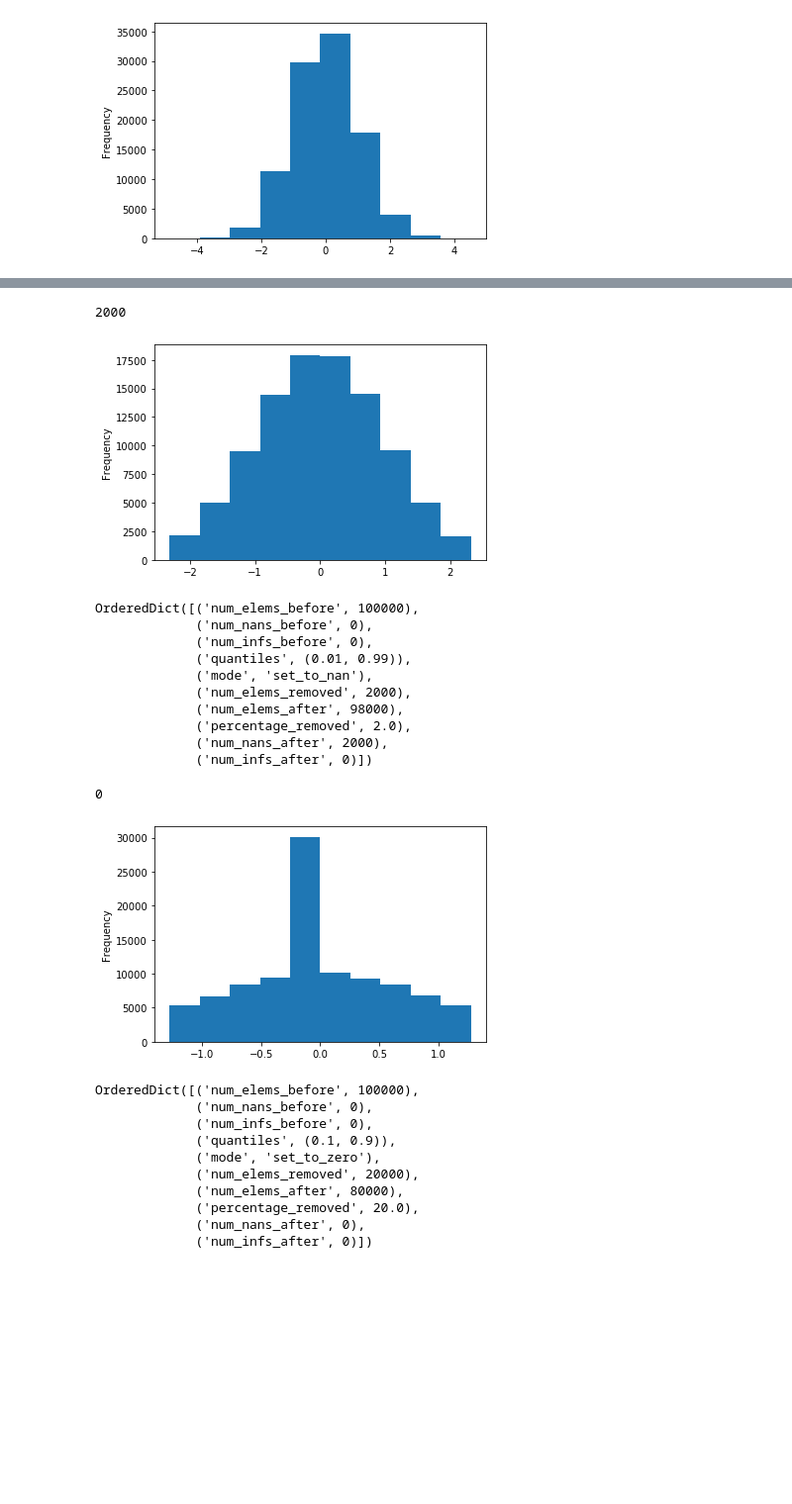
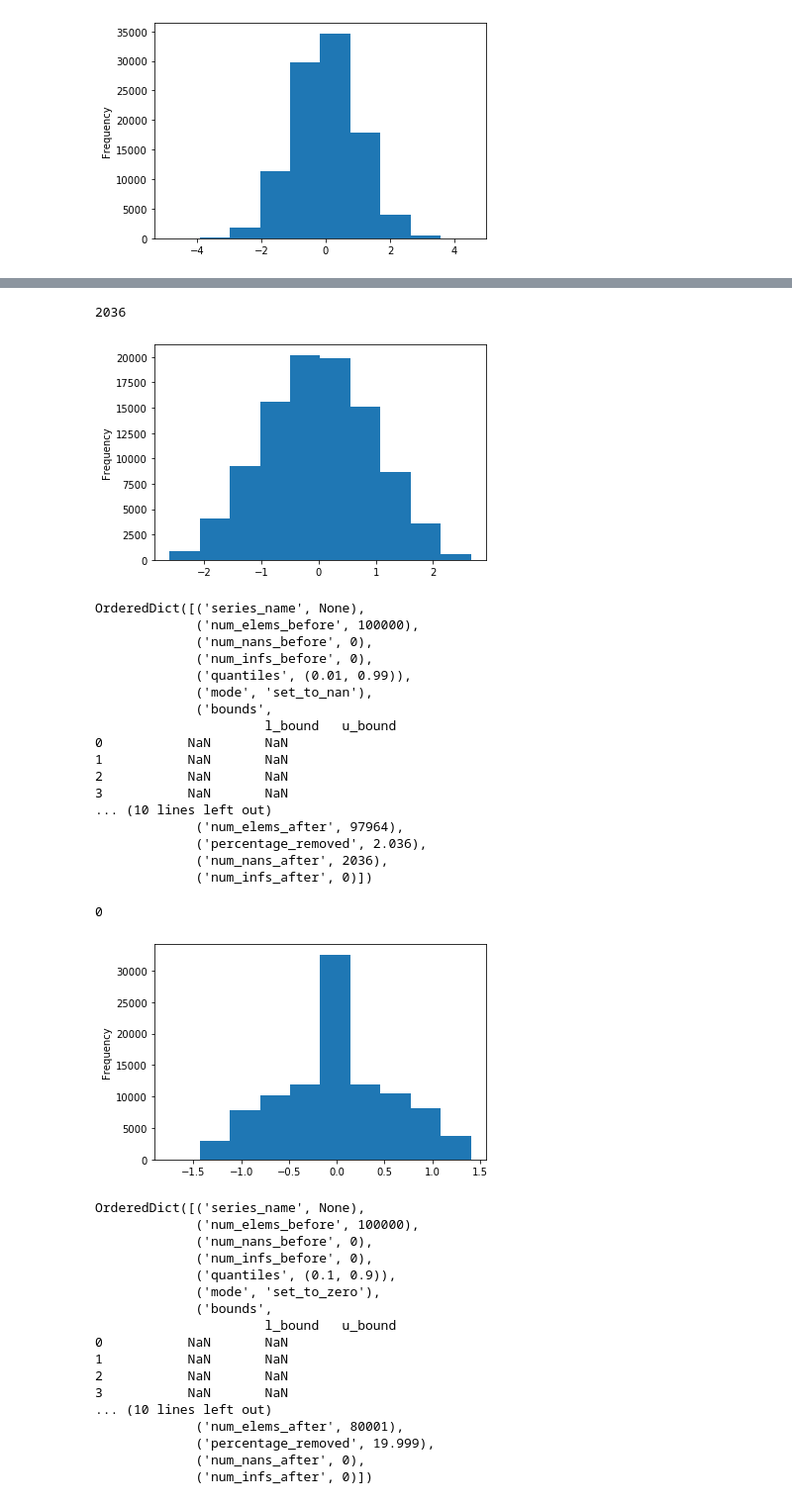
Before and after one commit to ajmal017/amp, a Jupyter notebook: core/notebooks/gallery_signal_processing.ipynb, the cells around one changed output, grey strips where cells are left out. Shown at 99% size. Saved outputs shown, nothing was run; the diff lists cells and outputs as text; code cells hidden in the pictures; blank space fills up the shorter version.

Commit message:
PartTask546: Use rolling z-score in process_outliers

```diff
--- a/core/notebooks/gallery_signal_processing.ipynb
+++ b/core/notebooks/gallery_signal_processing.ipynb
@@ -194,40 +221,58 @@ OrderedDict([('num_elems_before', 100000),
 # %%
 mode = "set_to_nan"
 lower_quantile = 0.01
+window = 1000
+min_periods = 10
 stats = collections.OrderedDict()
-srs_out = sigp.process_outliers(srs, mode, lower_quantile, info=stats)
+srs_out = sigp.process_outliers(srs, window, min_periods, mode, lower_quantile, info=stats)
 #
 _analyze(srs_out)
 # %% [output]
-2000
+2036
-[figure, old version]
+[figure, new version]
-OrderedDict([('num_elems_before', 100000),
+OrderedDict([('series_name', None),
+             ('num_elems_before', 100000),
              ('num_nans_before', 0),
              ('num_infs_before', 0),
              ('quantiles', (0.01, 0.99)),
              ('mode', 'set_to_nan'),
-             ('num_elems_removed', 2000),
-             ('num_elems_after', 98000),
-             ('percentage_removed', 2.0),
-             ('num_nans_after', 2000),
+             ('bounds',
+                      l_bound   u_bound
+0           NaN       NaN
+1           NaN       NaN
+2           NaN       NaN
+3           NaN       NaN
+... (10 lines left out)
+             ('num_elems_after', 97964),
+             ('percentage_removed', 2.036),
+             ('num_nans_after', 2036),
              ('num_infs_after', 0)])
 # %%
 mode = "set_to_zero"
 lower_quantile = 0.10
+window = 1000
+min_periods = 10
 stats = collections.OrderedDict()
-srs_out = sigp.process_outliers(srs, mode, lower_quantile, info=stats)
+srs_out = sigp.process_outliers(srs, window, min_periods, mode, lower_quantile, info=stats)
 #
 _analyze(srs_out)
 # %% [output]
 0
-[figure, old version]
+[figure, new version]
-OrderedDict([('num_elems_before', 100000),
+OrderedDict([('series_name', None),
+             ('num_elems_before', 100000),
              ('num_nans_before', 0),
              ('num_infs_before', 0),
              ('quantiles', (0.1, 0.9)),
              ('mode', 'set_to_zero'),
-             ('num_elems_removed', 20000),
-             ('num_elems_after', 80000),
-             ('percentage_removed', 20.0),
+             ('bounds',
+                      l_bound   u_bound
+0           NaN       NaN
+1           NaN       NaN
+2           NaN       NaN
+3           NaN       NaN
+... (10 lines left out)
+             ('num_elems_after', 80001),
+             ('percentage_removed', 19.999),
              ('num_nans_after', 0),
              ('num_infs_after', 0)])
```
Also changed, not shown: parts of 13 cells of this notebook, 10 other files.
